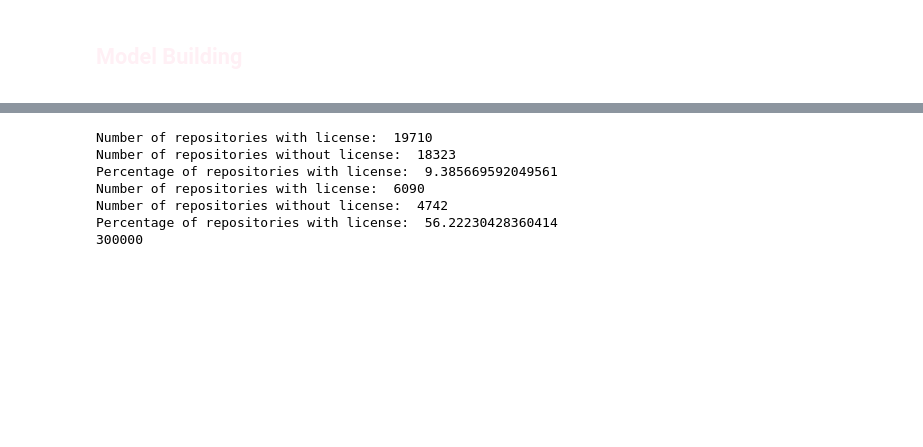
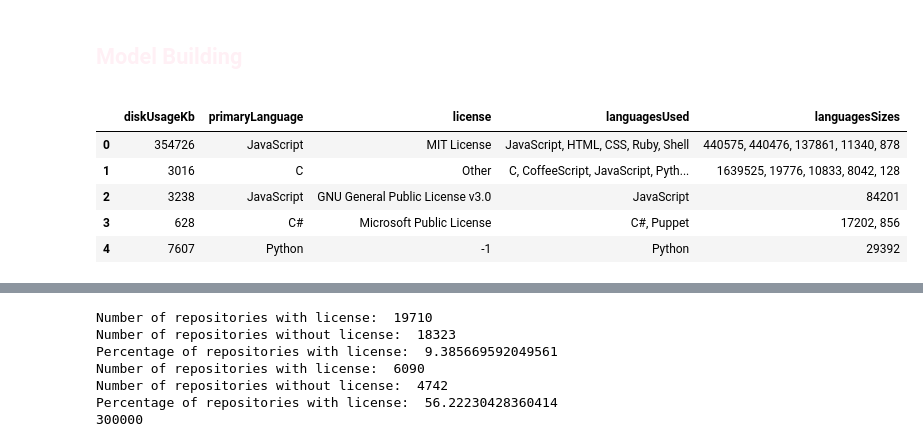
Before and after one commit to EssamWisam/Github-Metadata-Analytics, a Jupyter notebook: Questions/E - Licenses, Language & Size/Licenses, Language & Size.ipynb, the cells around one changed output, grey strips where cells are left out. Drawn from its saved outputs; the diff is of its cells as text; code cells hidden in the pictures; blank space fills up the shorter version.

```diff
--- a/Questions/E - Licenses, Language & Size/Licenses, Language & Size.ipynb
+++ b/Questions/E - Licenses, Language & Size/Licenses, Language & Size.ipynb
@@ -126,3 +126,12 @@ import Logic
 import importlib
 importlib.reload(Logic)
 from Logic import *
+# %%
+data.head()
+# %% [output]
+|  | diskUsageKb | primaryLanguage | license | languagesUsed | languagesSizes |
+| 0 | 354726 | JavaScript | MIT License | JavaScript, HTML, CSS, Ruby, Shell | 440575, 440476, 137861, 11340, 878 |
+| 1 | 3016 | C | Other | C, CoffeeScript, JavaScript, Pyth... | 1639525, 19776, 10833, 8042, 128 |
+| 2 | 3238 | JavaScript | GNU General Public License v3.0 | JavaScript | 84201 |
+| 3 | 628 | C# | Microsoft Public License | C#, Puppet | 17202, 856 |
+| 4 | 7607 | Python | -1 | Python | 29392 |
```
Also changed, not shown: parts of 1 cell of this notebook, 3 other files.
